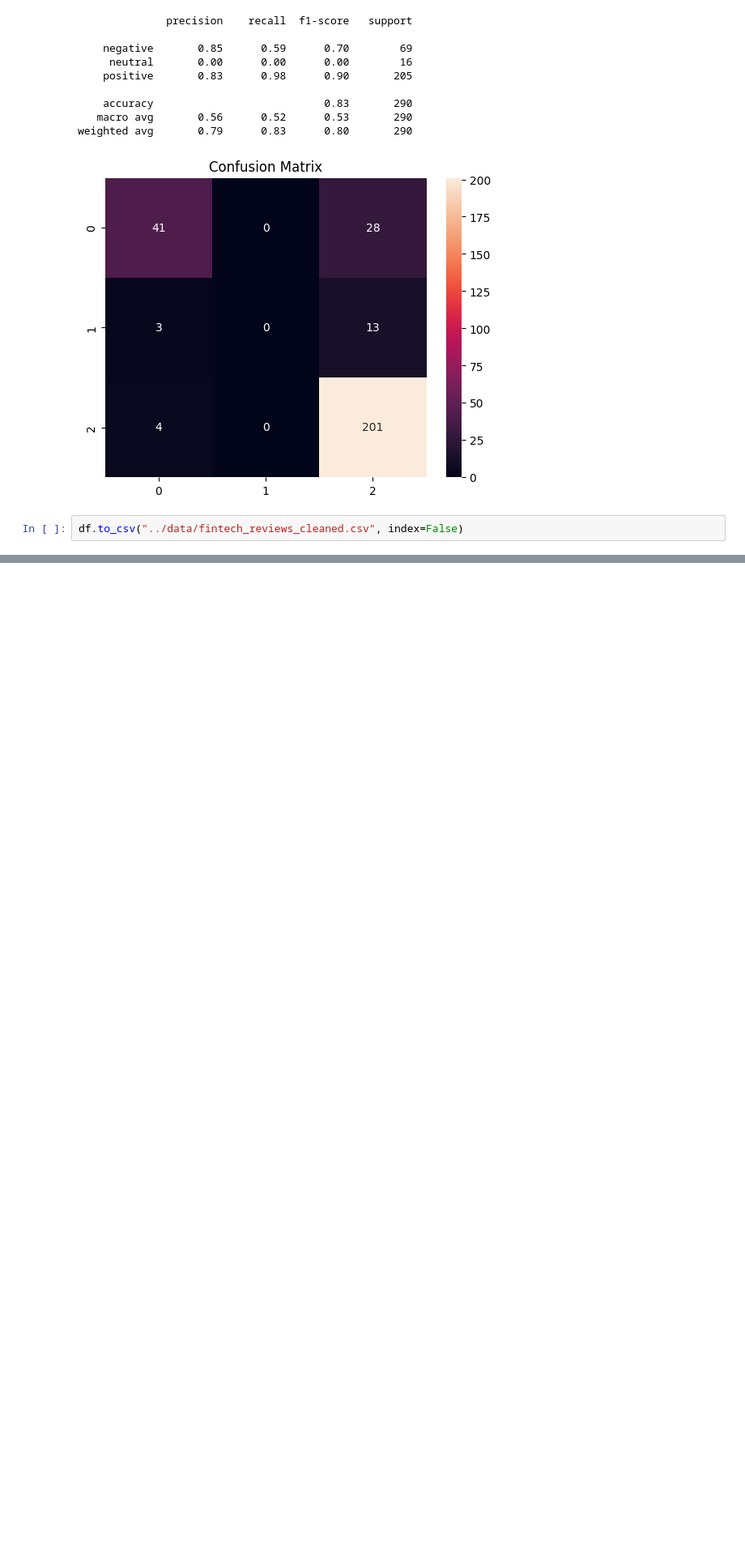
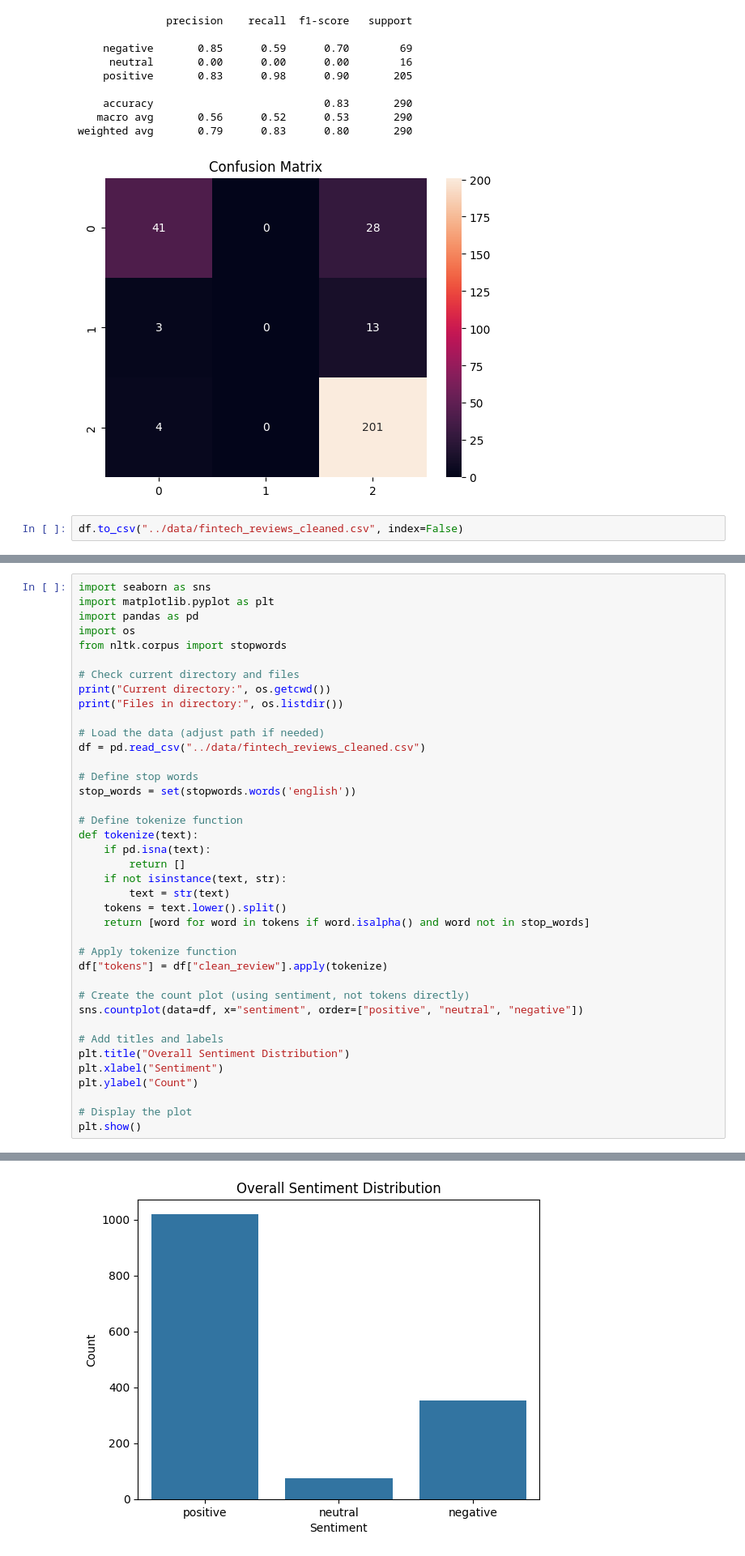
Before and after one commit to alazartefera/fintech-cx, a Jupyter notebook: notebooks/01_cleaning_and_sentiment.ipynb, the cells around one changed output, grey strips where cells are left out. Shown at 81% size. Cells and saved outputs as stored; diff of their text form; blank space fills up the shorter version.

```diff
--- a/notebooks/01_cleaning_and_sentiment.ipynb
+++ b/notebooks/01_cleaning_and_sentiment.ipynb
@@ -126,0 +205,40 @@ df.to_csv("../data/fintech_reviews_cleaned.csv", index=False)
+# %%
+import seaborn as sns
+import matplotlib.pyplot as plt
+import pandas as pd
+import os
+from nltk.corpus import stopwords
+
+# Check current directory and files
+print("Current directory:", os.getcwd())
+print("Files in directory:", os.listdir())
+
+# Load the data (adjust path if needed)
+df = pd.read_csv("../data/fintech_reviews_cleaned.csv")
+
+# Define stop words
+stop_words = set(stopwords.words('english'))
+
+# Define tokenize function
+def tokenize(text):
+    if pd.isna(text):
+        return []
+    if not isinstance(text, str):
+        text = str(text)
+    tokens = text.lower().split()
+    return [word for word in tokens if word.isalpha() and word not in stop_words]
+
+# Apply tokenize function
+df["tokens"] = df["clean_review"].apply(tokenize)
+
+# Create the count plot (using sentiment, not tokens directly)
+sns.countplot(data=df, x="sentiment", order=["positive", "neutral", "negative"])
+
+# Add titles and labels
+plt.title("Overall Sentiment Distribution")
+plt.xlabel("Sentiment")
+plt.ylabel("Count")
+
+# Display the plot
+plt.show()
+# %% [output]
@@ -126,0 +247 @@ df.to_csv("../data/fintech_reviews_cleaned.csv", index=False)
+[figure, added]
```
Also changed, not shown: parts of 16 cells of this notebook, 1 other file.
